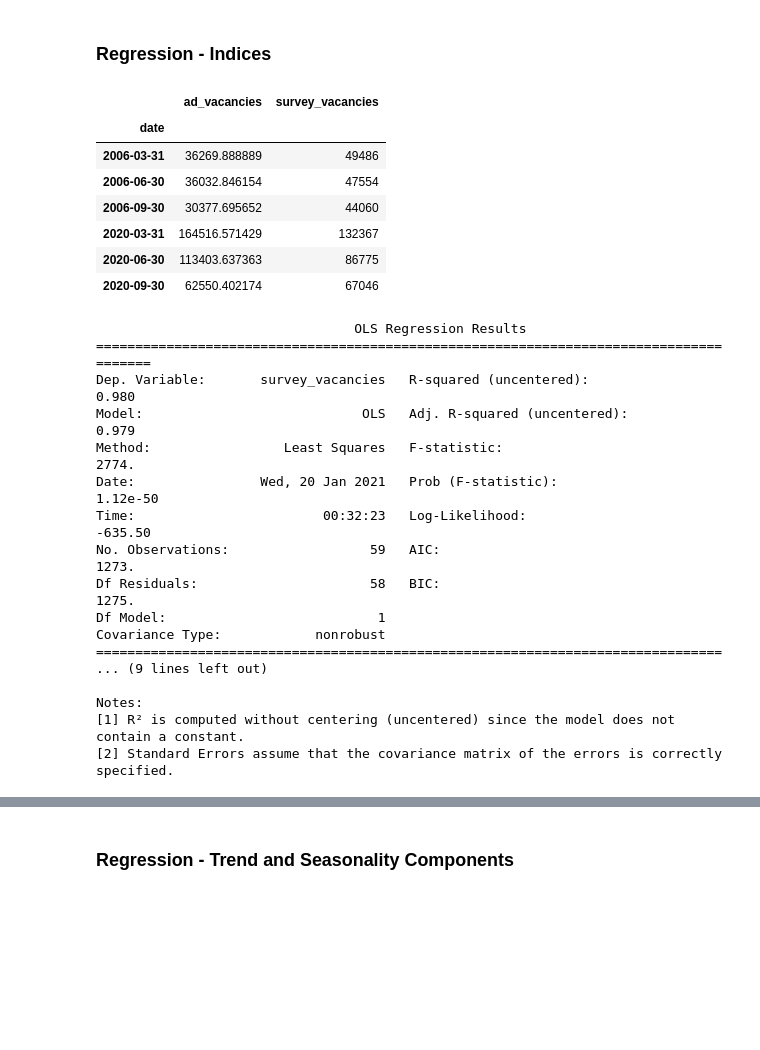
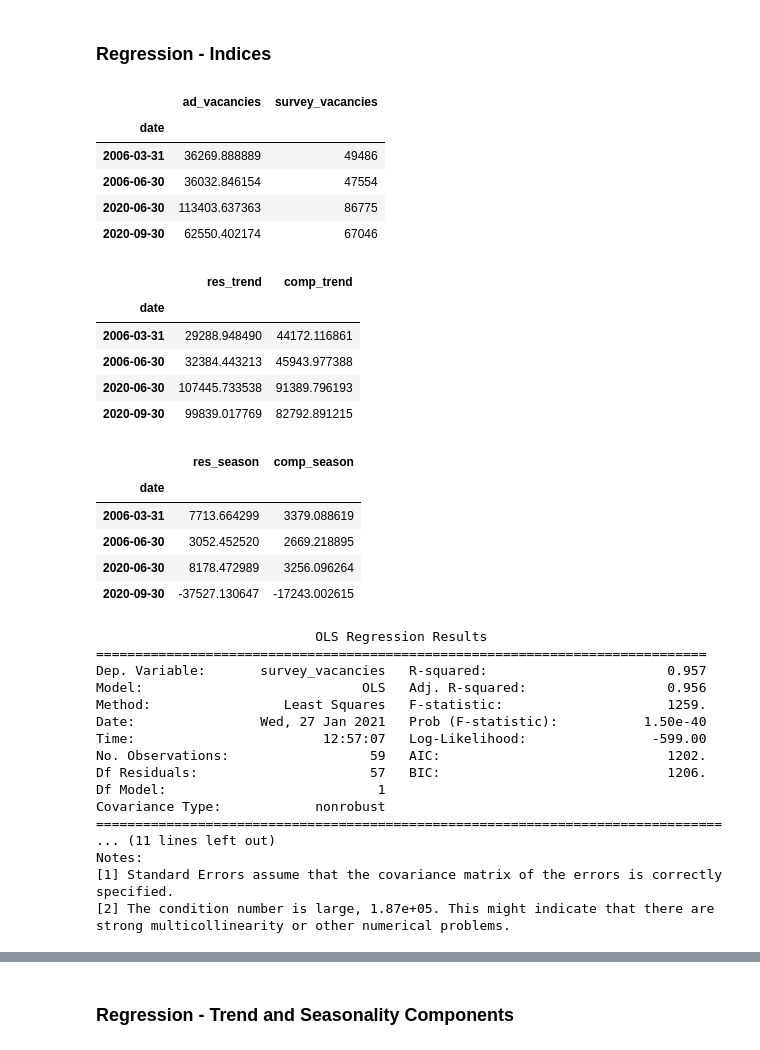
Before and after one commit to kevindeeboman/masters_project, a Jupyter notebook: masters_project.ipynb, the cells around one changed output, grey strips where cells are left out. Cells and saved outputs as stored; diff of their text form; code cells hidden in the pictures; blank space fills up the shorter version.

```diff
--- a/masters_project.ipynb
+++ b/masters_project.ipynb
@@ -194,14 +194,14 @@ plt.show()
 # %%
 # Decomposition of the daily index # Results == res #
 res_stl = STL(results, period =365).fit()
-res_seasonal, res_trend, res_resid = res_stl.seasonal, res_stl.trend, res_stl.resid
+res_season, res_trend, res_resid = res_stl.seasonal, res_stl.trend, res_stl.resid
 
 # Decomposition of the comparison index # Comparison == comp #
 comp_stl = STL(comparison, period =4).fit()
-comp_seasonal, comp_trend, comp_resid = comp_stl.seasonal, comp_stl.trend, comp_stl.resid
+comp_season, comp_trend, comp_resid = comp_stl.seasonal, comp_stl.trend, comp_stl.resid
 
 # All components gatherd in a dictionary for ease of use #
-all_components = {('Original indices', 1):(results, comparison), ('Trend', 2):(res_trend, comp_trend), ('Seasonal', 3):(res_seasonal, comp_seasonal), ('Residual', 4):(res_resid, comp_resid)}
+all_components = {('Original indices', 1):(results, comparison), ('Trend', 2):(res_trend, comp_trend), ('Seasonal', 3):(res_season, comp_season), ('Residual', 4):(res_resid, comp_resid)}
 # %%
 %matplotlib inline
 plt.style.use('seaborn')
@@ -244,36 +244,54 @@ plt.show()
 # %%
 # We use the mean job ads vacancies for each quarter #
 results_resampled = results.resample('Q').mean().iloc[:-1,:]
+results_trend_resampled = pd.DataFrame(res_trend.resample('Q').mean().iloc[:-1]).rename(columns={'trend':'res_trend'})
+results_season_resampled = pd.DataFrame(res_season.resample('Q').mean().iloc[:-1]).rename(columns={'season':'res_season'})
 res_comp = results_resampled.join(comparison).rename(columns={'Total':'survey_vacancies'})
+res_comp_trend = results_trend_resampled.join(comp_trend).rename(columns={'trend':'comp_trend'})
+res_comp_season = results_season_resampled.join(comp_season).rename(columns={'season':'comp_season'})
+
 # First and last three observations #
-display(res_comp.iloc[[0, 1, 2, -3, -2, -1],:])
+display(res_comp.iloc[[0, 1, -2, -1],:])
+display(res_comp_trend.iloc[[0, 1, -2, -1],:])
+display(res_comp_season.iloc[[0, 1, -2, -1],:])
 # %% [output]
 |  | ad_vacancies | survey_vacancies |
 | date |  |  |
 | 2006-03-31 | 36269.888889 | 49486 |
 | 2006-06-30 | 36032.846154 | 47554 |
-| 2006-09-30 | 30377.695652 | 44060 |
-| 2020-03-31 | 164516.571429 | 132367 |
 | 2020-06-30 | 113403.637363 | 86775 |
 | 2020-09-30 | 62550.402174 | 67046 |
+|  | res_trend | comp_trend |
+| date |  |  |
+| 2006-03-31 | 29288.948490 | 44172.116861 |
+| 2006-06-30 | 32384.443213 | 45943.977388 |
+| 2020-06-30 | 107445.733538 | 91389.796193 |
+| 2020-09-30 | 99839.017769 | 82792.891215 |
+|  | res_season | comp_season |
+| date |  |  |
+| 2006-03-31 | 7713.664299 | 3379.088619 |
+| 2006-06-30 | 3052.452520 | 2669.218895 |
+| 2020-06-30 | 8178.472989 | 3256.096264 |
+| 2020-09-30 | -37527.130647 | -17243.002615 |
 # %%
-ols = sm.OLS(res_comp.iloc[:,1], res_comp.iloc[:,0]).fit()
+# Base model # survey_vacancies = beta0 * ad_vacancies + e #
+ols = sm.OLS(res_comp.iloc[:,1], sm.add_constant(res_comp.iloc[:,0])).fit()
 print(ols.summary())
 # %% [output]
-                                 OLS Regression Results
-=======================================================================================
-Dep. Variable:       survey_vacancies   R-squared (uncentered):                   0.980
-Model:                            OLS   Adj. R-squared (uncentered):              0.979
-Method:                 Least Squares   F-statistic:                              2774.
-Date:                Wed, 20 Jan 2021   Prob (F-statistic):                    1.12e-50
-Time:                        00:32:23   Log-Likelihood:                         -635.50
-No. Observations:                  59   AIC:                                      1273.
-Df Residuals:                      58   BIC:                                      1275.
+                            OLS Regression Results
+==============================================================================
+Dep. Variable:       survey_vacancies   R-squared:                       0.957
+Model:                            OLS   Adj. R-squared:                  0.956
+Method:                 Least Squares   F-statistic:                     1259.
+Date:                Wed, 27 Jan 2021   Prob (F-statistic):           1.50e-40
+Time:                        12:57:07   Log-Likelihood:                -599.00
+No. Observations:                  59   AIC:                             1202.
+Df Residuals:                      57   BIC:                             1206.
 Df Model:                           1
 Covariance Type:            nonrobust
 ================================================================================
-... (9 lines left out)
-
+... (11 lines left out)
 Notes:
-[1] R² is computed without centering (uncentered) since the model does not contain a constant.
-[2] Standard Errors assume that the covariance matrix of the errors is correctly specified.
+[1] Standard Errors assume that the covariance matrix of the errors is correctly specified.
+[2] The condition number is large, 1.87e+05. This might indicate that there are
+strong multicollinearity or other numerical problems.
```
Also changed, not shown: parts of 2 cells of this notebook.
